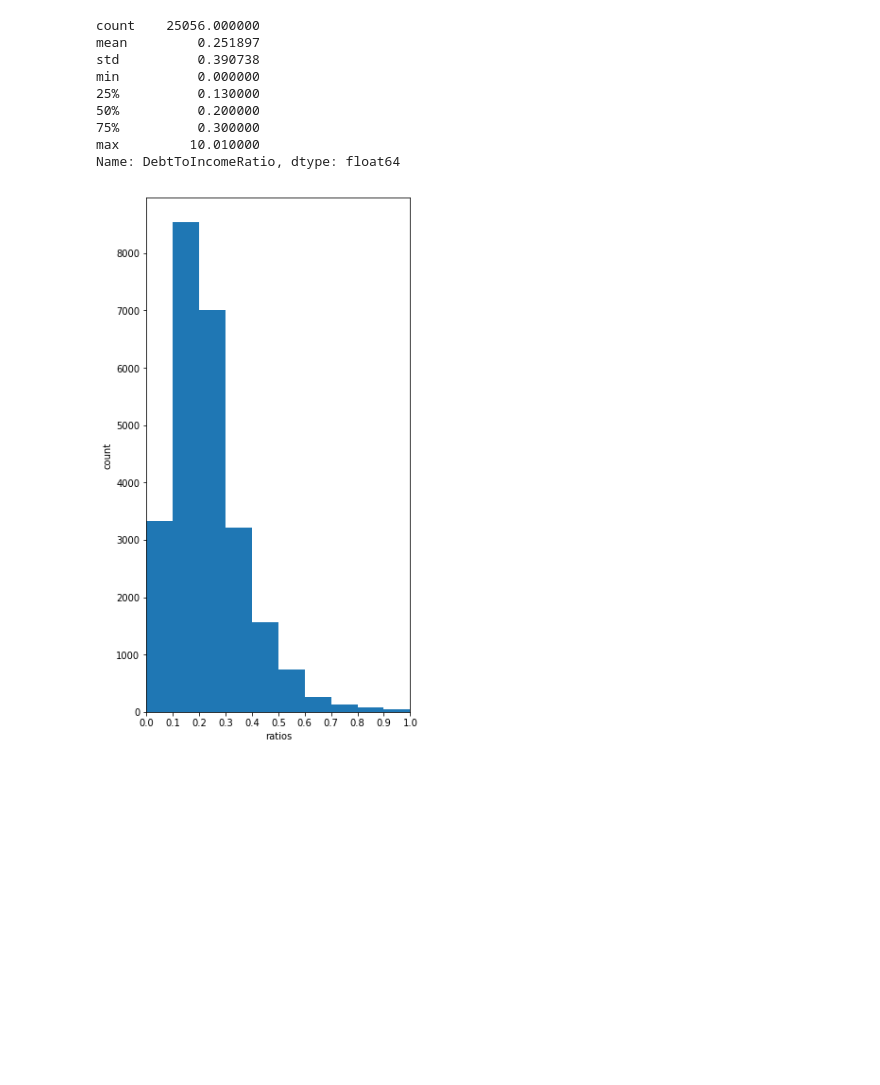
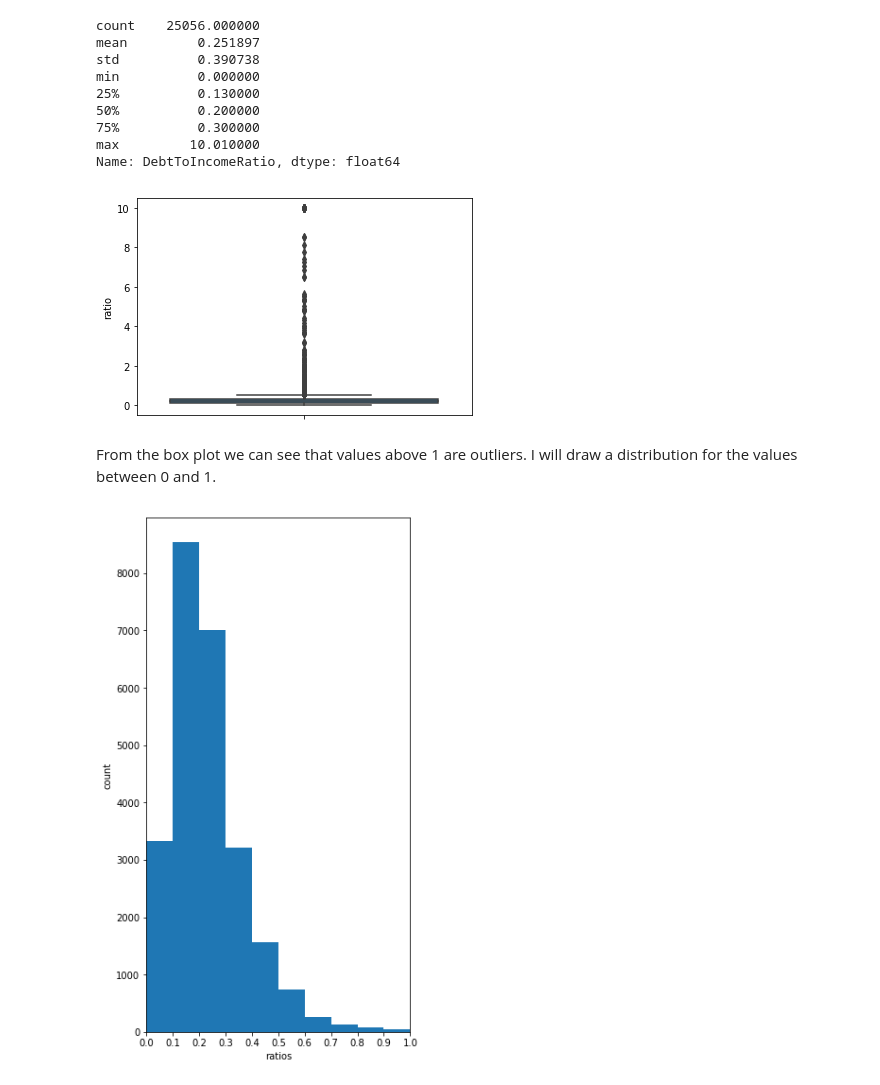
Before and after one commit to yaman-jaghbeer/Communicate-Data-Finding, a Jupyter notebook: exploration.ipynb, the cells around one changed output. Cells and saved outputs as stored; diff of their text form; code cells hidden in the pictures; blank space fills up the shorter version.

```diff
--- a/exploration.ipynb
+++ b/exploration.ipynb
@@ -466,4 +439,12 @@ min          0.000000
 75%          0.300000
 max         10.010000
 Name: DebtToIncomeRatio, dtype: float64
+# %%
+sb.boxplot(data = prosper_df, y = 'DebtToIncomeRatio')
+plt.ylabel("ratio");
+# %% [output]
+[figure, added]
+# %% [markdown]
+From the box plot we can see that values above 1 are outliers.
+I will draw a distribution for the values between 0 and 1.
 # %%
```
Also changed, not shown: parts of 38 cells of this notebook.
